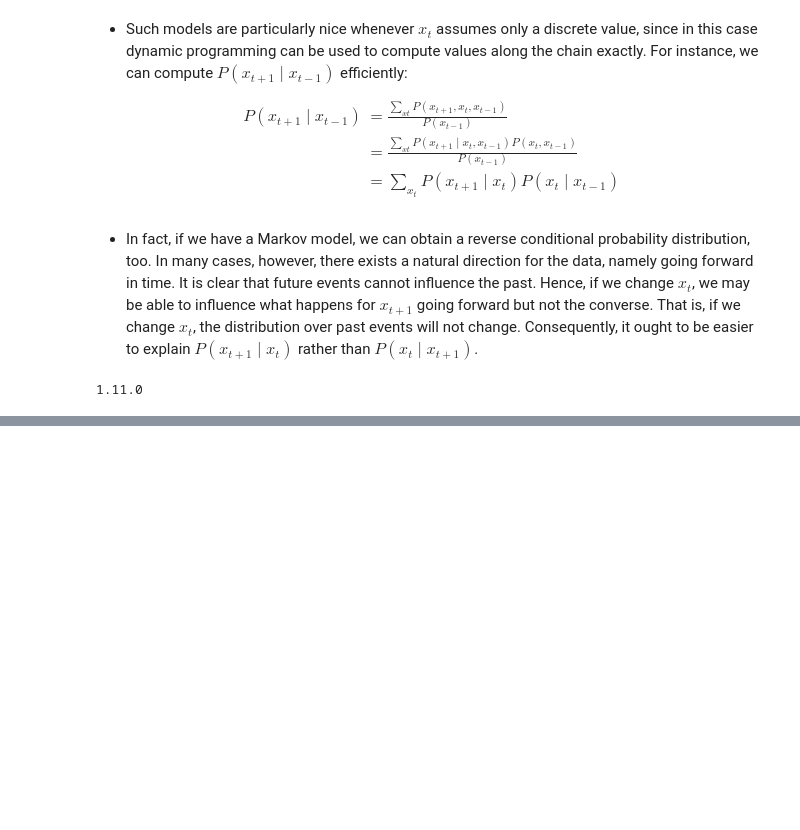
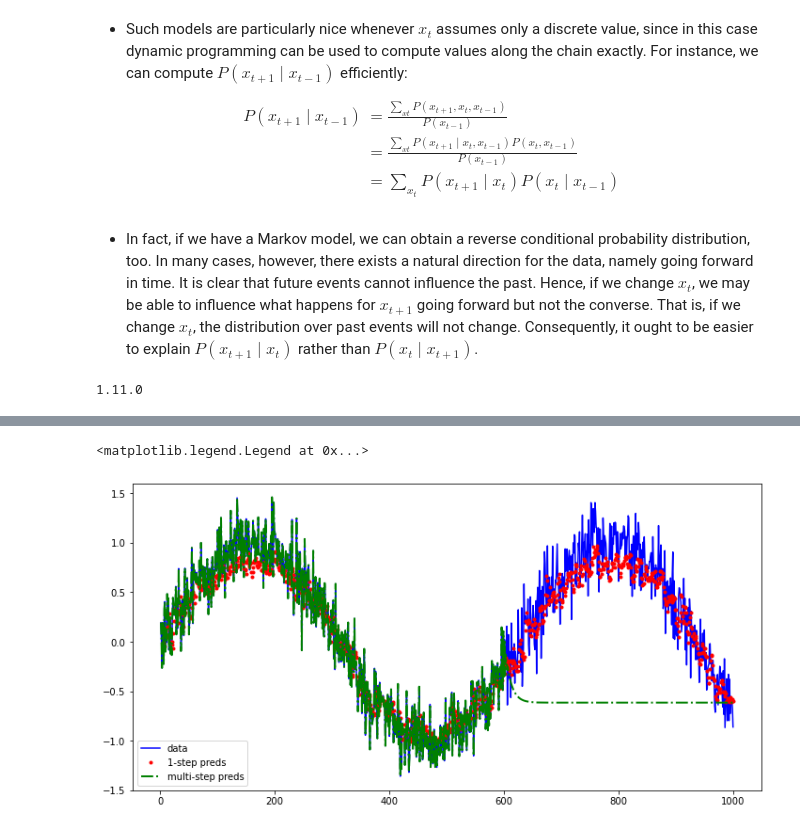
Before and after one commit to haodong2000/Vision2022, a Jupyter notebook: 8-2-rnn-nlp.ipynb, the cells around one changed output, grey strips where cells are left out. Saved outputs shown, nothing was run; the diff lists cells and outputs as text; code cells hidden in the pictures; blank space fills up the shorter version.

```diff
--- a/8-2-rnn-nlp.ipynb
+++ b/8-2-rnn-nlp.ipynb
@@ -160,0 +244,15 @@ plt.legend(['data', '1-step preds'])
+# %%
+multistep_preds = torch.zeros(T)
+multistep_preds[: n_train + tau] = x[: n_train + tau]
+for i in range(n_train + tau, T):
+    multistep_preds[i] = model(multistep_preds[i - tau:i].reshape((1, -1)))
+# %%
+plt.figure(figsize=(12, 6))
+plt.plot(time, x.detach().numpy(), '-b')
+plt.plot(time[tau:], onestep_preds.cpu().detach().numpy(), '.r')
+plt.plot(time, multistep_preds.cpu().detach().numpy(), '-.g', linewidth=2)
+plt.legend(['data', '1-step preds', 'multi-step preds'])
+# plt.ylim(-4, 2)
+# %% [output]
+<matplotlib.legend.Legend at 0x...>
+[figure, added]
```
Also changed, not shown: parts of 23 cells of this notebook.
